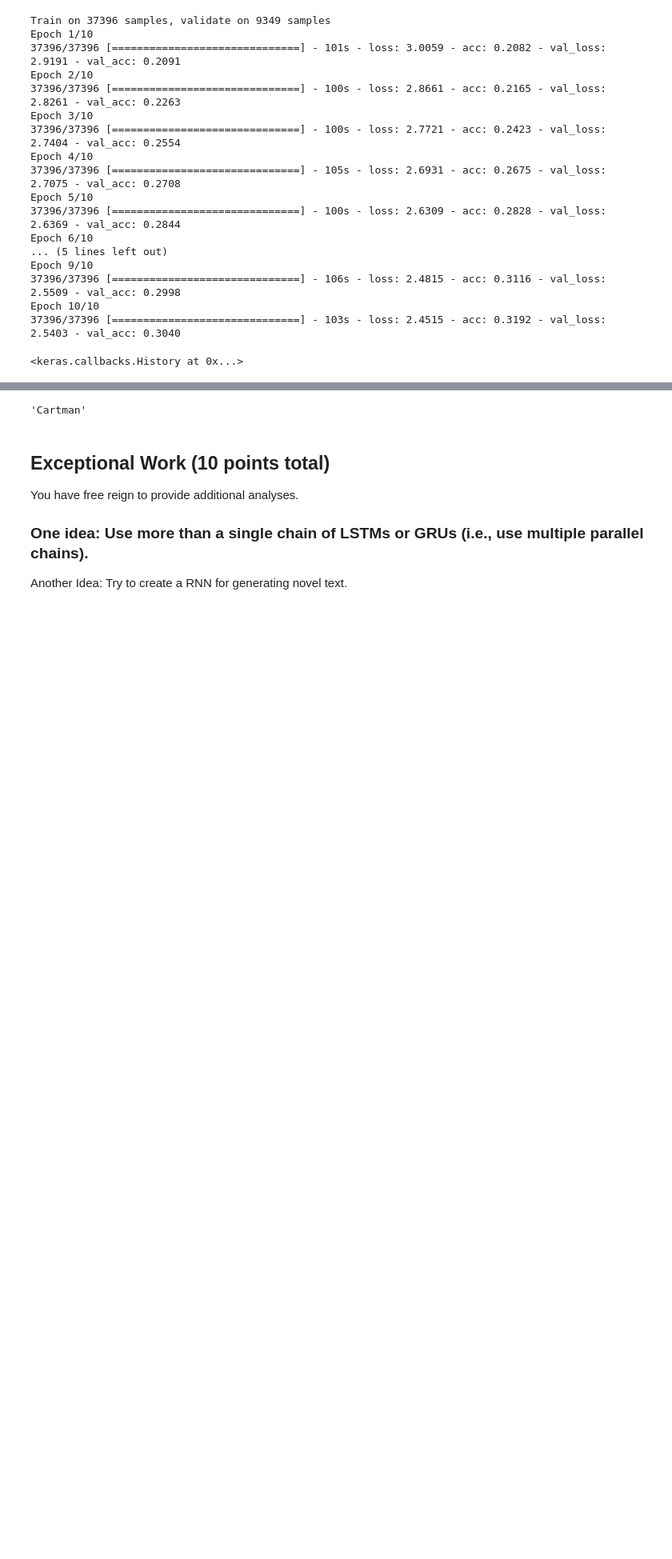
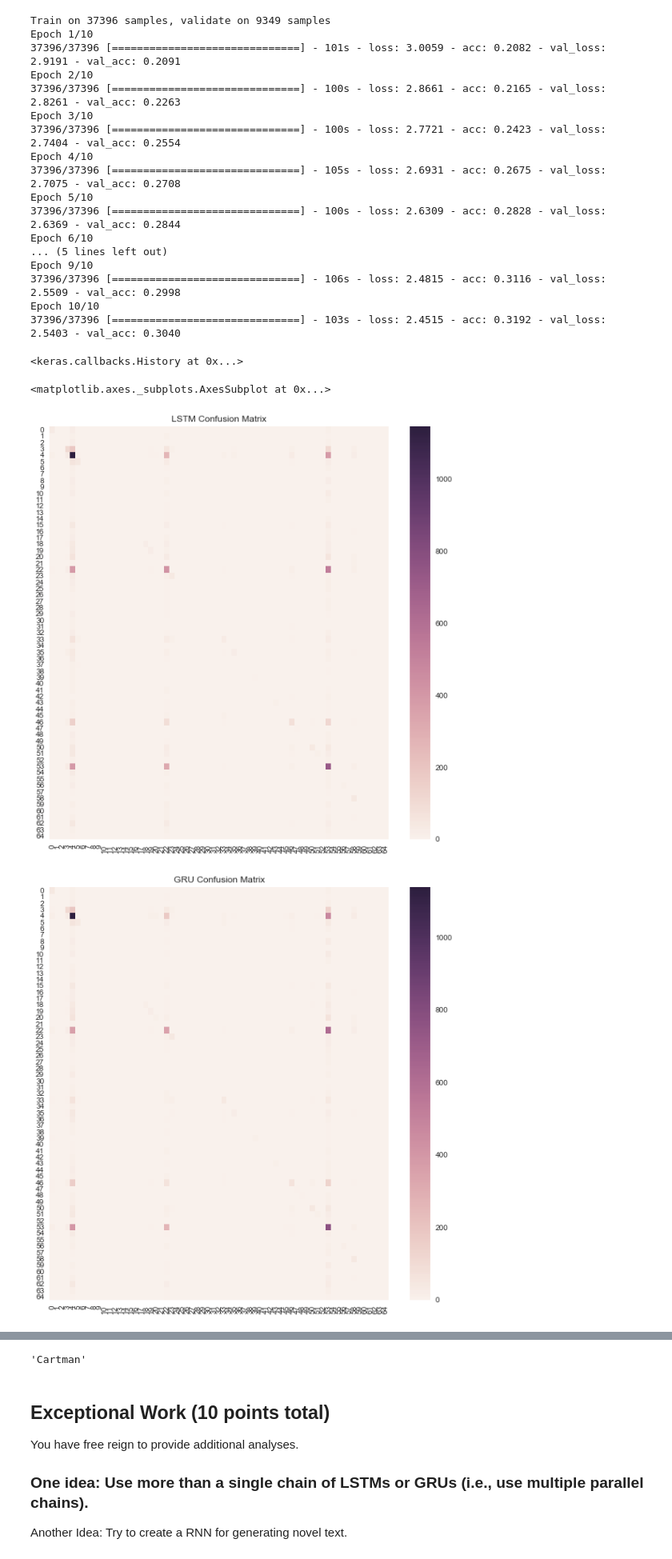
Before and after one commit to CT-Kyle/ML-Labs, a Jupyter notebook: lab9/Lab9.ipynb, the cells around one changed output, grey strips where cells are left out. Shown at 80% size. Drawn from its saved outputs; the diff is of its cells as text; code cells hidden in the pictures; blank space fills up the shorter version.

Commit message:
added conf matrix

```diff
--- a/lab9/Lab9.ipynb
+++ b/lab9/Lab9.ipynb
@@ -91,7 +91,9 @@ for word, i in word_index.items():
 # %%
 from sklearn.model_selection import train_test_split
 
-X_train, X_test, y_train_ohe, y_test_ohe = train_test_split(X, y_ohe, test_size=0.2, stratify=y_values, random_state=8)
+X_train, X_test, y_train, y_test = train_test_split(X, y_ints, test_size=0.2, stratify=y_values, random_state=8)
+
+y_train_ohe = keras.utils.to_categorical(y_train, num_classes)
 # %% [markdown]
 ## Modeling (50 points total)
 ### [25 points] Investigate at least two different recurrent network architectures (perhaps LSTM and GRU). Adjust hyper-parameters of the networks as needed to improve generalization performance.
@@ -203,3 +205,30 @@ Epoch 9/10
 Epoch 10/10
 37396/37396 [==============================] - 103s - loss: 2.4515 - acc: 0.3192 - val_loss: 2.5403 - val_acc: 0.3040
 <keras.callbacks.History at 0x...>
+# %%
+from sklearn.metrics import confusion_matrix
+
+lstm_yhat_probs = lstm_rnn.predict(X_test)
+lstm_yhat = np.argmax(lstm_yhat_probs, axis=1)
+
+gru_yhat_probs = gru_rnn.predict(X_test)
+gru_yhat = np.argmax(gru_yhat_probs, axis=1)
+# %%
+lstm_conf = confusion_matrix(y_test, lstm_yhat)
+gru_conf = confusion_matrix(y_test, gru_yhat)
+# %%
+%matplotlib inline
+import matplotlib.pyplot as plt
+import seaborn as sns
+
+fig, ax = plt.subplots(figsize=(10, 10))
+plt.title('LSTM Confusion Matrix')
+sns.heatmap(lstm_conf, ax=ax)
+
+fig, ax = plt.subplots(figsize=(10, 10))
+plt.title('GRU Confusion Matrix')
+sns.heatmap(gru_conf, ax=ax)
+# %% [output]
+<matplotlib.axes._subplots.AxesSubplot at 0x...>
+[figure, added]
+[figure, added]
```
Also changed, not shown: parts of 2 cells of this notebook.
